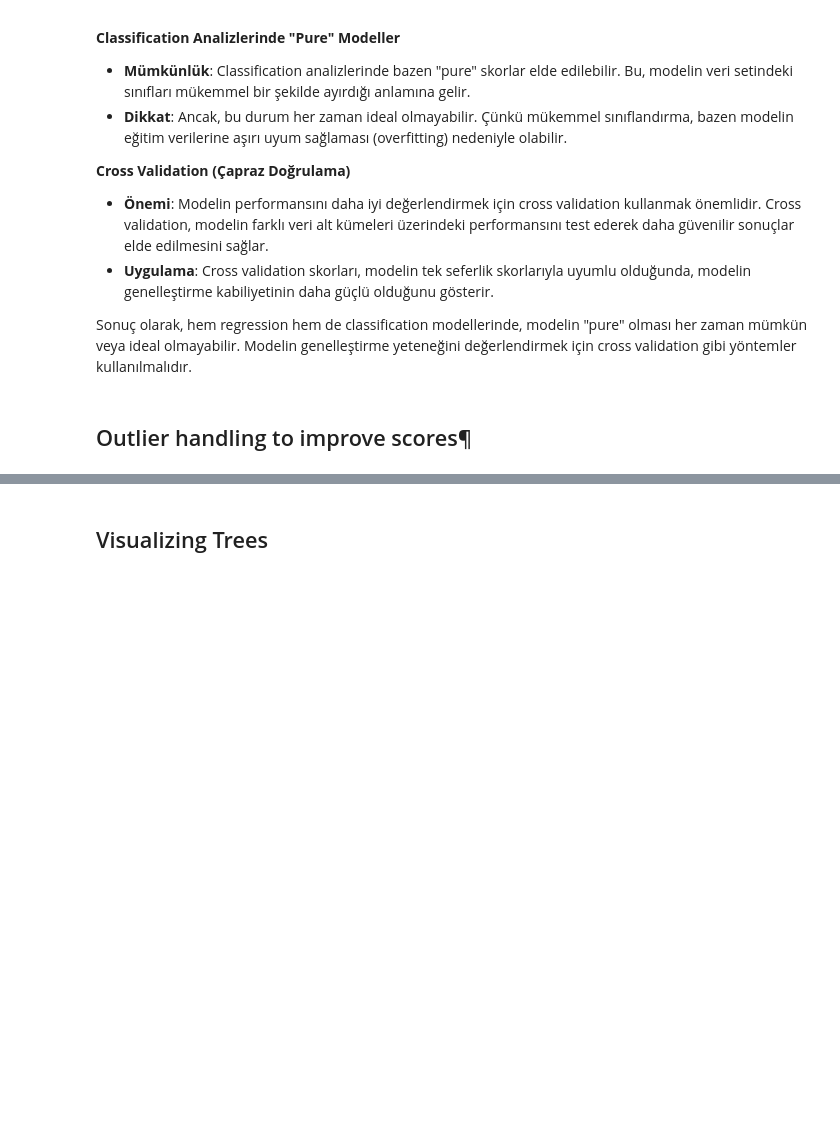
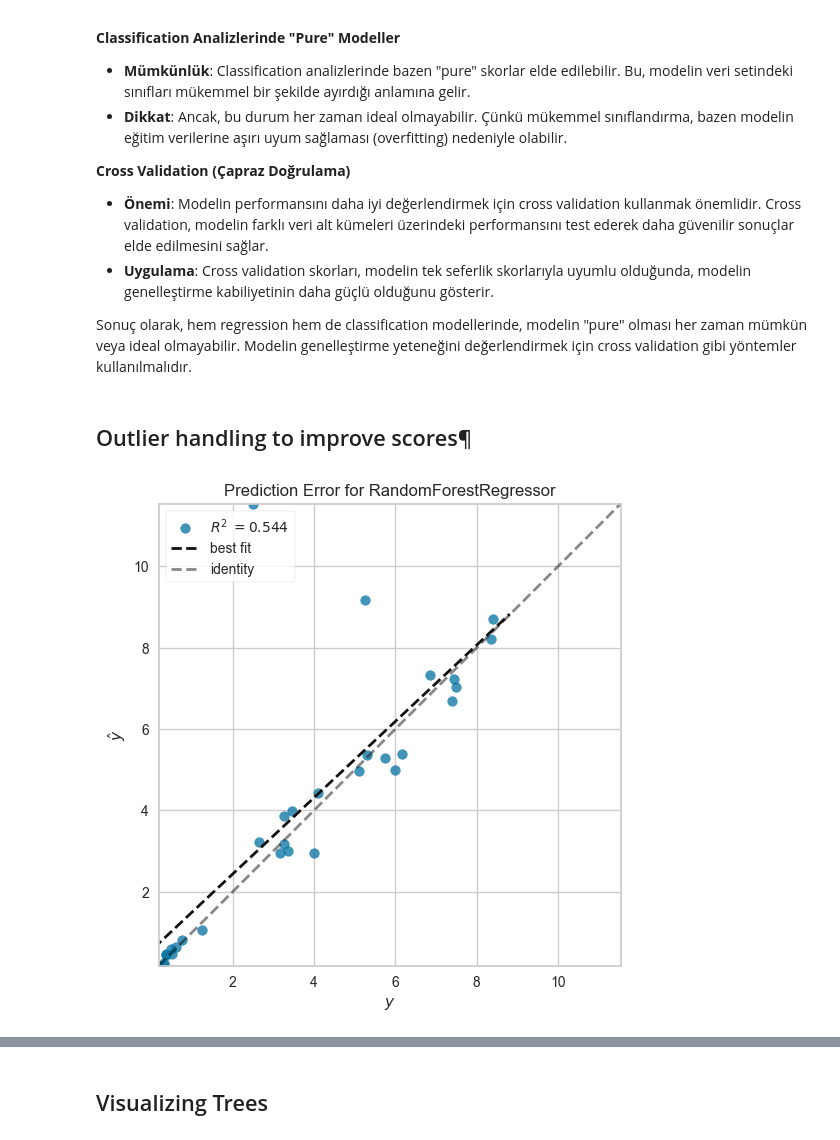
Before and after one commit to ayaramis/DataScience, a Jupyter notebook: Random_Forest/ML_Random Forests Regression 05.03.24 InClass.ipynb, the cells around one changed output, grey strips where cells are left out. Cells and saved outputs as stored; diff of their text form; code cells hidden in the pictures; blank space fills up the shorter version.

```diff
--- a/Random_Forest/ML_Random Forests Regression 05.03.24 InClass.ipynb
+++ b/Random_Forest/ML_Random Forests Regression 05.03.24 InClass.ipynb
@@ -528,3 +528,18 @@ Makine öğrenmesi ve istatistikte, bir modelin "pure" (saf) olması, modelin ve
 Sonuç olarak, hem regression hem de classification modellerinde, modelin "pure" olması her zaman mümkün veya ideal olmayabilir. Modelin genelleştirme yeteneğini değerlendirmek için cross validation gibi yöntemler kullanılmalıdır.
 # %% [markdown]
 ## Outlier handling to improve scores¶
+# %%
+from yellowbrick.regressor import PredictionError
+from yellowbrick.features import RadViz
+
+visualizer = RadViz(size=(720, 600))
+
+model = pipe_model
+visualizer = PredictionError(model)
+visualizer.fit(X_train, y_train)  # Fit the training data to the visualizer
+visualizer.score(X_test, y_test)  # Evaluate the model on the test data
+visualizer.show();
+
+# 10 dan büyük fiyatların tahminleri bozduğunu gördük.
+# %% [output]
+[figure, added]
```
Also changed, not shown: parts of 1 cell of this notebook.
